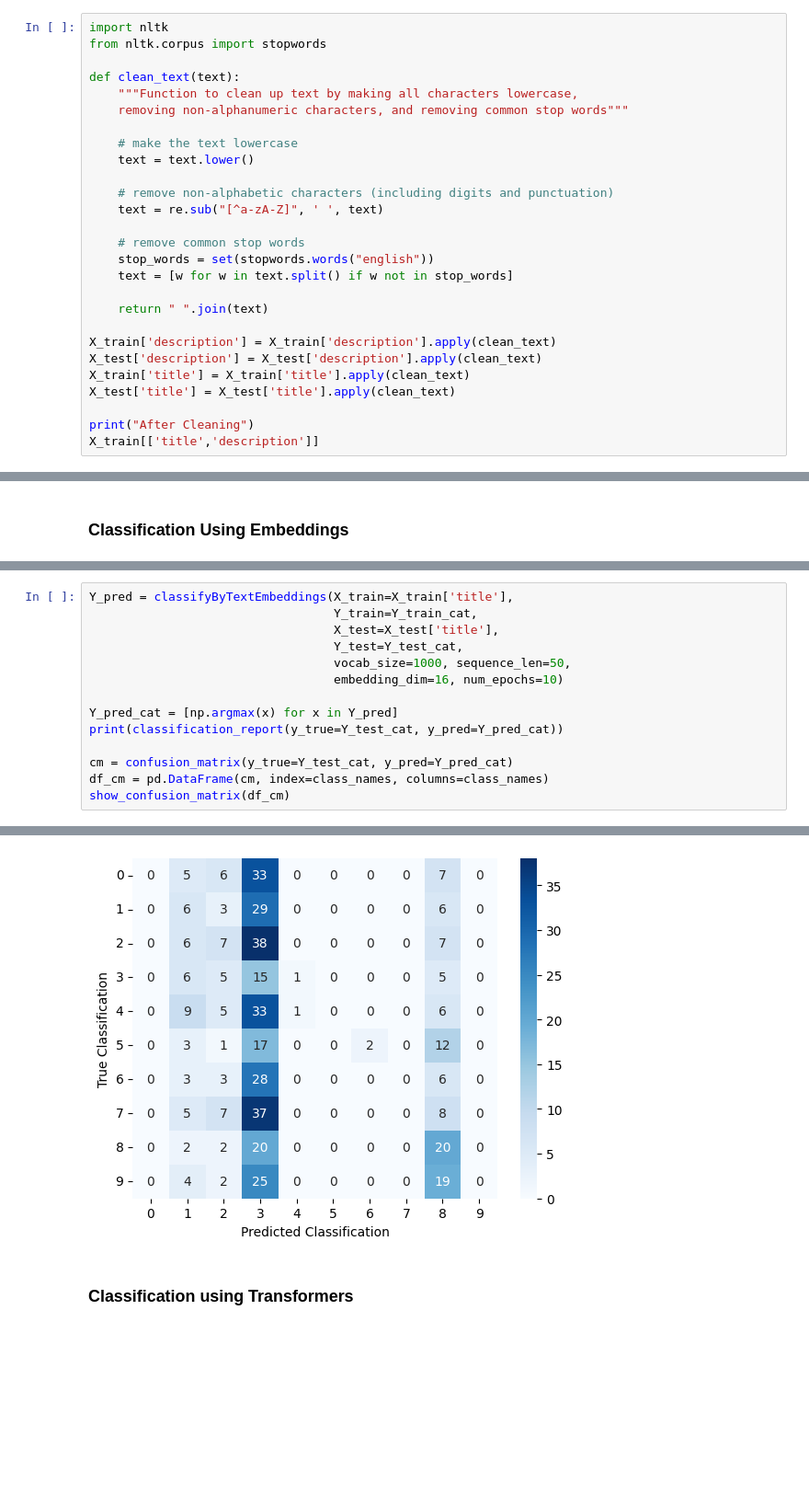
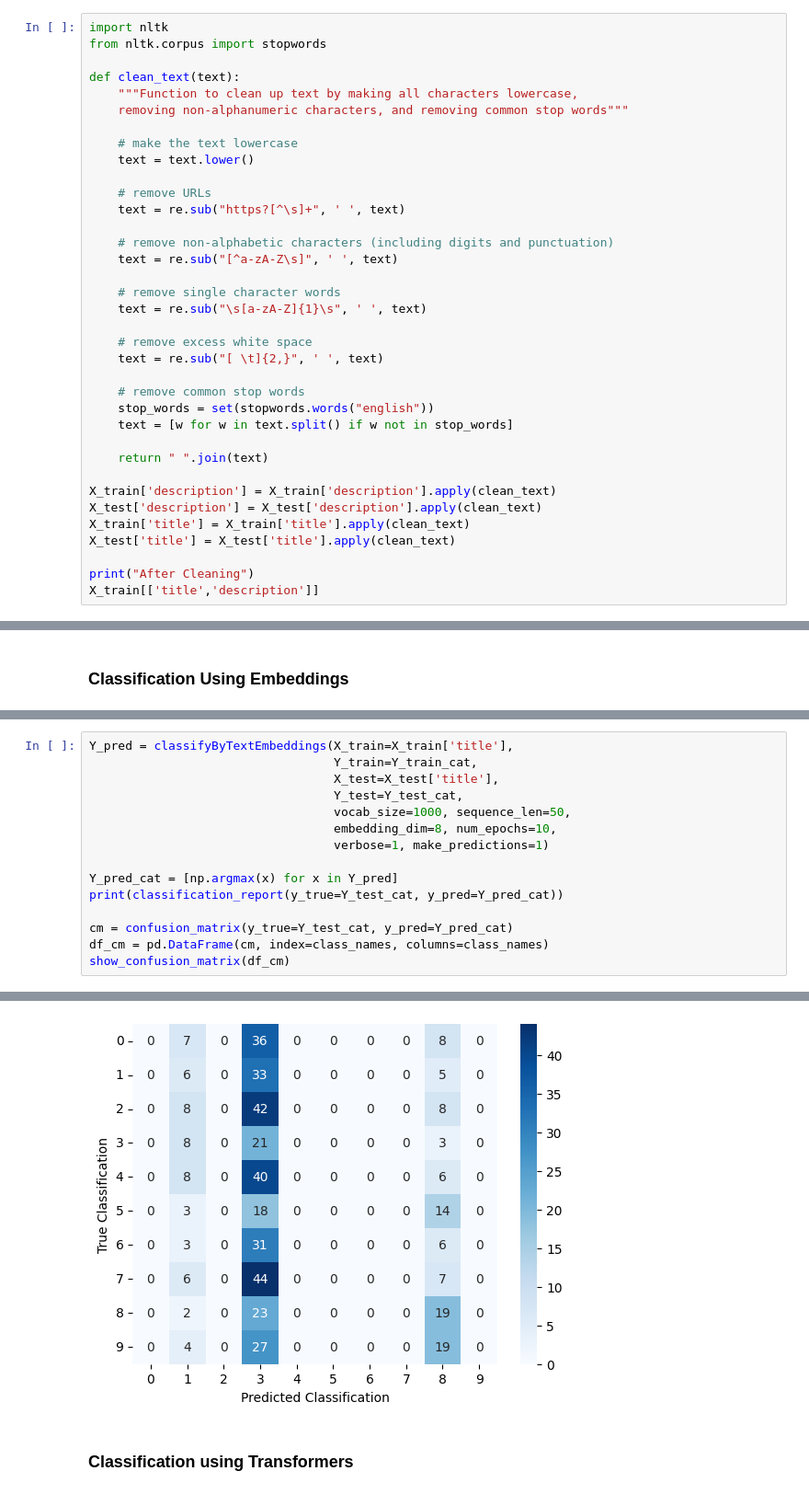
Before and after one commit to maxencefrenette/youtube-views-predictor, a Jupyter notebook: src/models/models-NLP.ipynb, the cells around one changed output, grey strips where cells are left out. Shown at 92% size. Saved outputs shown, nothing was run; the diff lists cells and outputs as text; blank space fills up the shorter version.

```diff
--- a/src/models/models-NLP.ipynb
+++ b/src/models/models-NLP.ipynb
@@ -67,8 +67,17 @@ def clean_text(text):
     # make the text lowercase
     text = text.lower()
 
+    # remove URLs
+    text = re.sub("https?[^\s]+", ' ', text)
+
     # remove non-alphabetic characters (including digits and punctuation)
-    text = re.sub("[^a-zA-Z]", ' ', text)
+    text = re.sub("[^a-zA-Z\s]", ' ', text)
+
+    # remove single character words
+    text = re.sub("\s[a-zA-Z]{1}\s", ' ', text)
+
+    # remove excess white space
+    text = re.sub("[ \t]{2,}", ' ', text)
 
     # remove common stop words
     stop_words = set(stopwords.words("english"))
@@ -320,7 +476,8 @@ Y_pred = classifyByTextEmbeddings(X_train=X_train['title'],
                                   X_test=X_test['title'],
                                   Y_test=Y_test_cat,
                                   vocab_size=1000, sequence_len=50,
-                                  embedding_dim=16, num_epochs=10)
+                                  embedding_dim=8, num_epochs=10,
+                                  verbose=1, make_predictions=1)
 
 Y_pred_cat = [np.argmax(x) for x in Y_pred]
 print(classification_report(y_true=Y_test_cat, y_pred=Y_pred_cat))
@@ -368,4 +506,4 @@ weighted avg       0.11      0.11      0.07       465
-[figure, old version]
+[figure, new version]
 # %% [markdown]
 ### Classification using Transformers
 # %%
```
Also changed, not shown: parts of 15 cells of this notebook, 1 other file.
